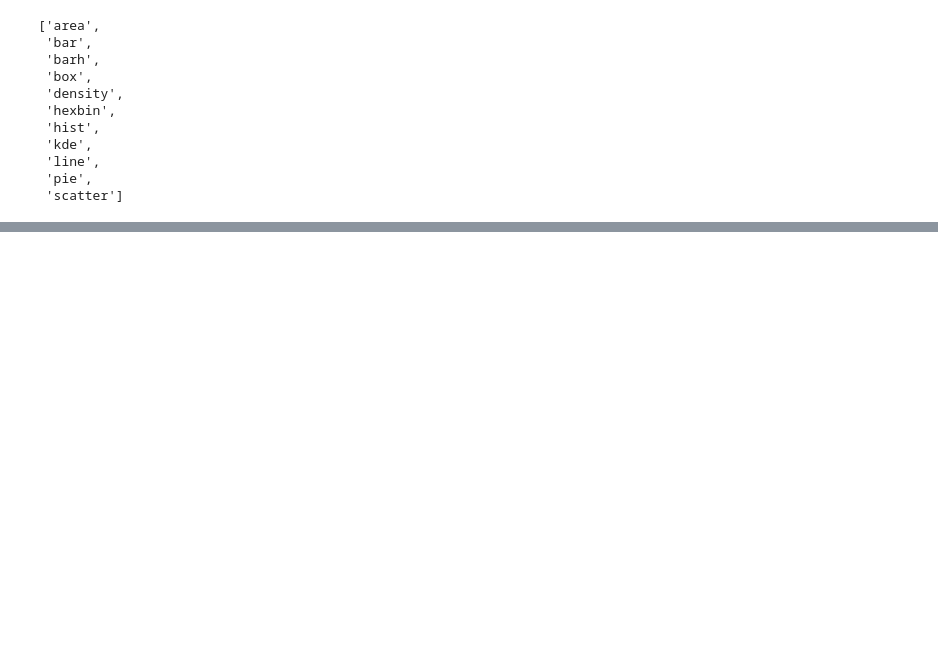
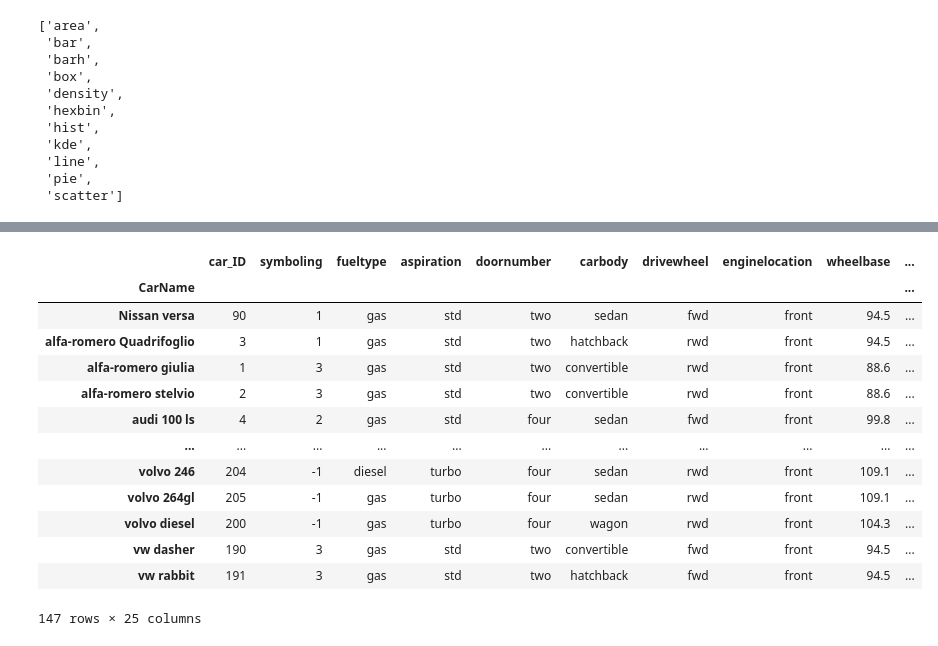
Before and after one commit to ArminNaCl/CarPricePrediction, a Jupyter notebook: work_with_data.ipynb, the cells around one changed output, grey strips where cells are left out. Drawn from its saved outputs; the diff is of its cells as text; code cells hidden in the pictures; blank space fills up the shorter version.

```diff
--- a/work_with_data.ipynb
+++ b/work_with_data.ipynb
@@ -347,0 +358,4 @@ data.plot.scatter(x="price", y="enginesize", alpha=0.7)
+# %%
+# lets create new column by sum enginesise and horsepower and name it power
+
+data["power"] = (data["enginesize"]+ data["horsepower"])
@@ -347,0 +378,4 @@ data.plot.scatter(x="price", y="enginesize", alpha=0.7)
+# %%
+# and now lets rename it
+data= data.rename(columns={"power":"newPower"})
+data
@@ -347,0 +396,4 @@ data.plot.scatter(x="price", y="enginesize", alpha=0.7)
+# %%
+# we can also rename using function
+data = data.rename(columns=str.lower)
+data
@@ -347,0 +437,17 @@ data.plot.scatter(x="price", y="enginesize", alpha=0.7)
+# %%
+data.groupby("CarName").max()
+# %% [output]
+|  | car_ID | symboling | fueltype | aspiration | doornumber | carbody | drivewheel | enginelocation | wheelbase | ... |
+| CarName |  |  |  |  |  |  |  |  |  | ... |
+| Nissan versa | 90 | 1 | gas | std | two | sedan | fwd | front | 94.5 | ... |
+| alfa-romero Quadrifoglio | 3 | 1 | gas | std | two | hatchback | rwd | front | 94.5 | ... |
+| alfa-romero giulia | 1 | 3 | gas | std | two | convertible | rwd | front | 88.6 | ... |
+| alfa-romero stelvio | 2 | 3 | gas | std | two | convertible | rwd | front | 88.6 | ... |
+| audi 100 ls | 4 | 2 | gas | std | four | sedan | fwd | front | 99.8 | ... |
+| ... | ... | ... | ... | ... | ... | ... | ... | ... | ... | ... |
+| volvo 246 | 204 | -1 | diesel | turbo | four | sedan | rwd | front | 109.1 | ... |
+| volvo 264gl | 205 | -1 | gas | turbo | four | sedan | rwd | front | 109.1 | ... |
+| volvo diesel | 200 | -1 | gas | turbo | four | wagon | rwd | front | 104.3 | ... |
+| vw dasher | 190 | 3 | gas | std | two | convertible | fwd | front | 94.5 | ... |
+| vw rabbit | 191 | 3 | gas | std | two | hatchback | fwd | front | 94.5 | ... |
+147 rows × 25 columns
```
Also changed, not shown: parts of 14 cells of this notebook.
